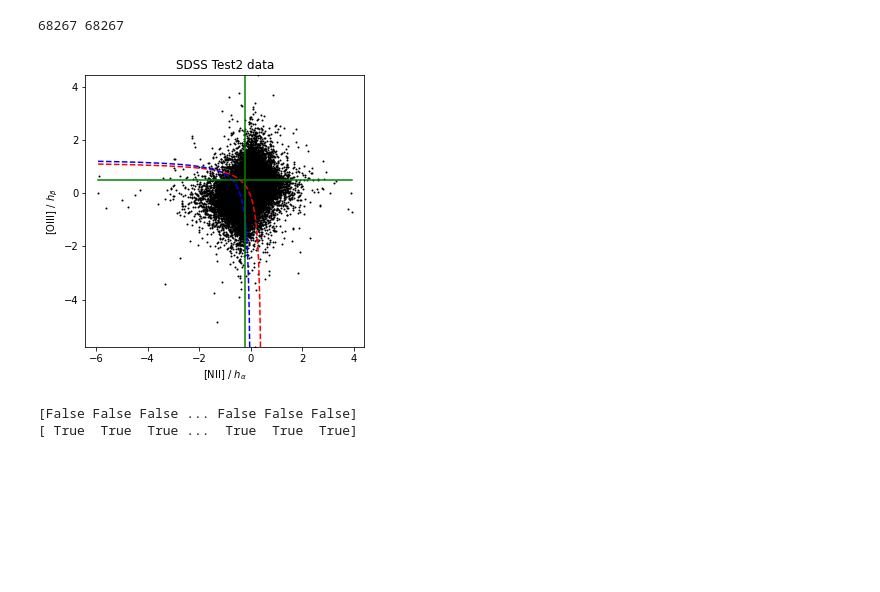
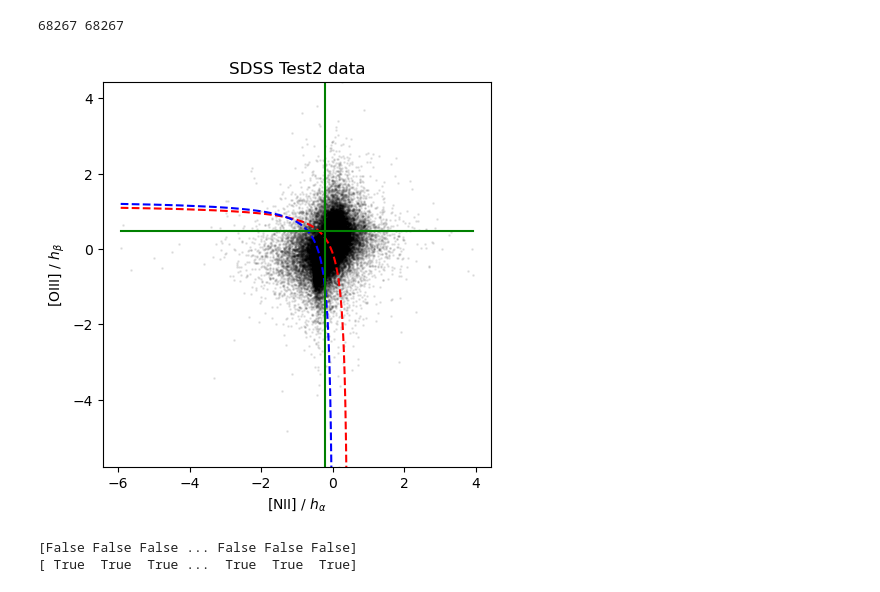
Before and after one commit to Dotoria/GU2_TP, a Jupyter notebook: TP_JSH/Test2_binning.ipynb, the cells around one changed output. Drawn from its saved outputs; the diff is of its cells as text; code cells hidden in the pictures; blank space fills up the shorter version.

```diff
--- a/TP_JSH/Test2_binning.ipynb
+++ b/TP_JSH/Test2_binning.ipynb
@@ -142,33 +142,33 @@ print(len(oiii), len(oiii[cri_mon]))
 # %%
 oiii_hb = np.log10(oiii[cri_mon] / hb[cri_mon])
 nii_ha = np.log10(nii[cri_mon] / ha[cri_mon])
 
 xline_nii_ha = nii_ha[nii_ha < 0.47]
 yline_nii_ha = 0.61 / (nii_ha[nii_ha < 0.47] - 0.47) + 1.19
 s = xline_nii_ha.argsort()
 x_nii_ha = xline_nii_ha[s]
 y_nii_ha = yline_nii_ha[s]
 
 xline2_nii_ha = nii_ha[nii_ha < 0.05]
 yline2_nii_ha = 0.61 / (nii_ha[nii_ha < 0.05] - 0.05) + 1.3
 s = xline2_nii_ha.argsort()
 x2_nii_ha = xline2_nii_ha[s]
 y2_nii_ha = yline2_nii_ha[s]
 
 plt.figure(figsize=(5,5))
-plt.scatter(nii_ha, oiii_hb, c='k', s=1)
+plt.scatter(nii_ha, oiii_hb, c='k', s=1, alpha=0.08)
 plt.plot(x_nii_ha, y_nii_ha, 'r--')
 plt.plot(x2_nii_ha, y2_nii_ha, 'b--')
 plt.plot([np.log10(0.6), np.log10(0.6)], [min(oiii_hb), max(oiii_hb)], color='g')
 plt.plot([min(nii_ha), max(nii_ha)], [np.log10(3), np.log10(3)], color='g')
 plt.ylim(min(oiii_hb), max(oiii_hb))
 
 plt.xlabel(r'[NII] / $h_{\alpha}$')
 plt.ylabel(r'[OIII] / $h_{\beta}$')
 plt.title('SDSS Test2 data')
 plt.show()
 # %% [output]
-[figure, old version]
+[figure, new version]
 # %%
 # Seyferts vs. LINERs
 agn = []
```
Also changed, not shown: parts of 23 cells of this notebook, 2 other files.
